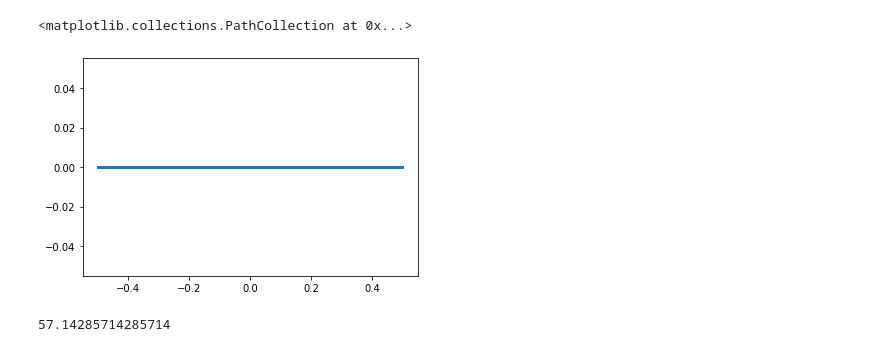
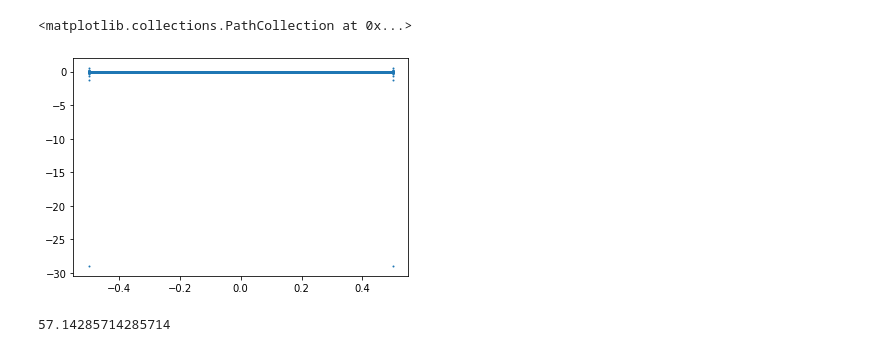
Before and after one commit to felipeangelimvieira/seal_parameter_identification, a Jupyter notebook: draft-notebooks/simulation-2.0.ipynb, the cells around one changed output. Saved outputs shown, nothing was run; the diff lists cells and outputs as text; code cells hidden in the pictures.

```diff
--- a/draft-notebooks/simulation-2.0.ipynb
+++ b/draft-notebooks/simulation-2.0.ipynb
@@ -43,3 +42,3 @@ KeyboardInterrupt:
 # %%
 data_dir = Path(f"../simulation/data/debug/")
-_df = pd.read_csv(data_dir / Path("excitation_x_freq_69Hz_seal_False.csv"))
+_df = pd.read_csv(data_dir / Path("excitation_x_freq_14Hz_seal_True.csv"))
@@ -70,10 +93,10 @@ plt.show()
 # %%
-H = fft(df["ay"].iloc[5000:])
+H = fft(df["ax"].iloc[35000:60000])
 fs = fftshift(fftfreq(H.shape[0]))
-plt.scatter(fs, np.abs(H), s=1)
+plt.scatter(fs, np.real(H), s=1)
 # %% [output]
 <matplotlib.collections.PathCollection at 0x...>
-[figure, old version]
+[figure, new version]
 # %%
 1/0.0175
 # %% [output]
```
Also changed, not shown: parts of 6 cells of this notebook, 7 other files.
